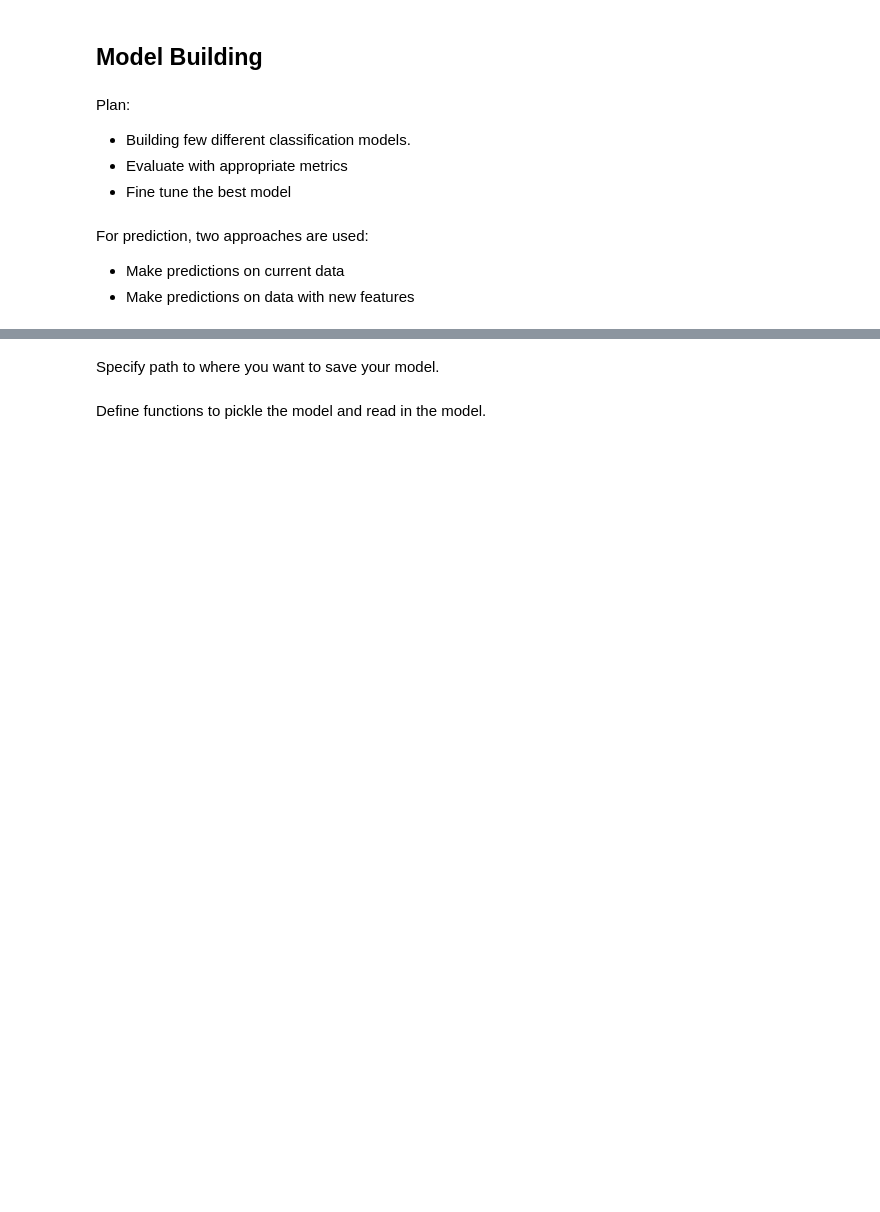
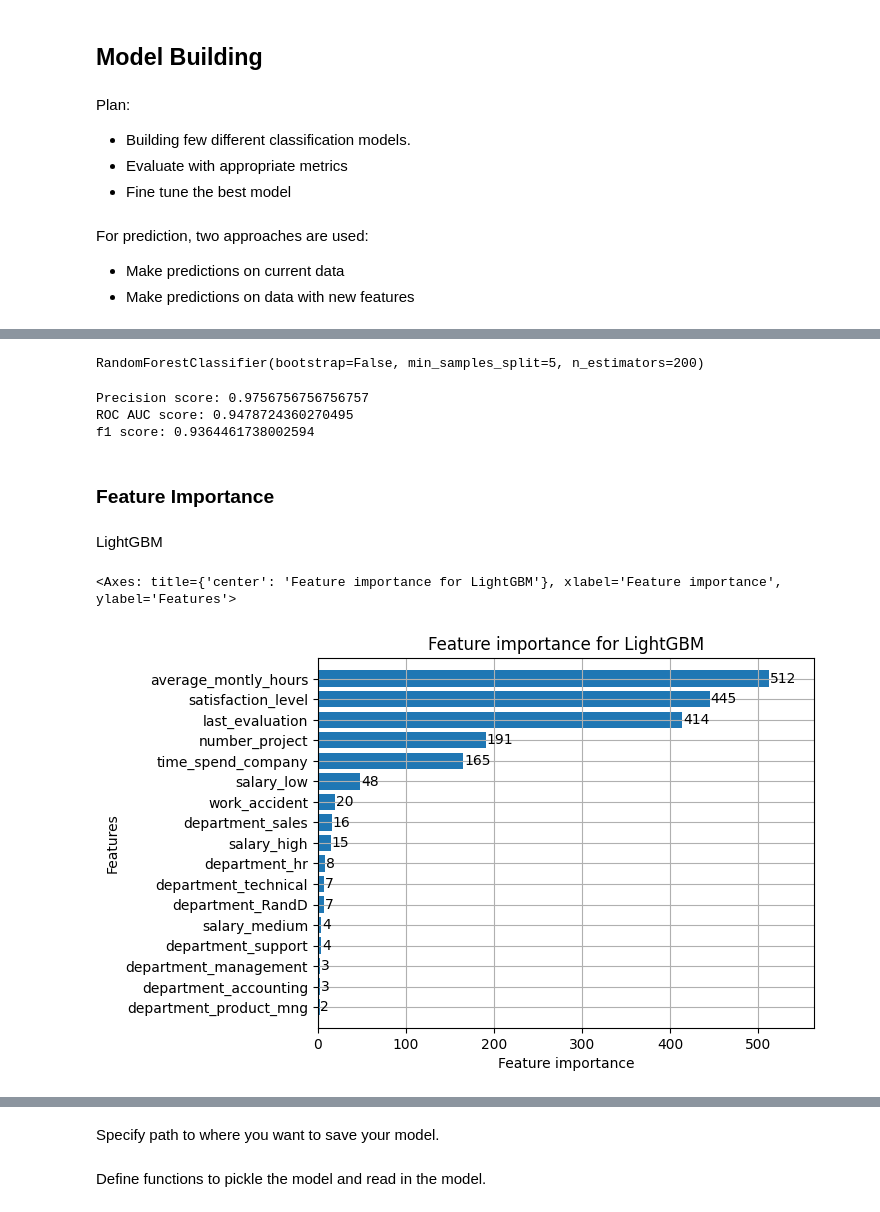
Before and after one commit to voknerog/google_advanced_certification_project, a Jupyter notebook: project.ipynb, the cells around one changed output, grey strips where cells are left out. Cells and saved outputs as stored; diff of their text form; code cells hidden in the pictures; blank space fills up the shorter version.

```diff
--- a/project.ipynb
+++ b/project.ipynb
@@ -611,0 +501,9 @@ GridSearchCV(cv=4, error_score=nan,
+# %%
+# Encoding categorical columns
+
+X = pd.get_dummies(X, columns=cat_features)
+# %%
+# Separate dataset into train and test
+
+X_train, X_test, y_train, y_test = train_test_split(X,y,test_size=0.2,random_state=42)
+print(f'X_train, X_test = {X_train.shape, X_test.shape}')
@@ -611,0 +655,25 @@ GridSearchCV(cv=4, error_score=nan,
+# %%
+param_grid = {
+    'learning_rate': [0.01, 0.1, 1],
+    'n_estimators': [20, 40],
+    'num_leaves': [31, 50],
+    'boosting_type': ['gbdt', 'dart'],
+    'objective': ['binary'],
+    'metric': ['auc'],
+    'feature_fraction': [0.8, 0.9],
+    'bagging_fraction': [0.8, 0.9],
+    'bagging_freq': [5, 10],
+    'lambda_l1': [0, 1],
+    'lambda_l2': [0, 1]
+}
+
+clf = lgb.LGBMClassifier()
+grid = GridSearchCV(clf, param_grid, verbose=1, cv=3, n_jobs=-1)
+grid.fit(X_train, y_train)
+
+print(f'Best parameters found by grid search are: {grid.best_params_}')
+print(f'Best score: {grid.best_score_}')
+# %%
+best_params_lightgbm = grid.best_params_
+clf_lgbm = lgb.LGBMClassifier(**best_params_lightgbm)
+clf_lgbm.fit(X_train, y_train)
@@ -611,0 +745,30 @@ GridSearchCV(cv=4, error_score=nan,
+# %%
+best_params_rf = grid.best_params_
+clf_rf = RandomForestClassifier(**best_params_rf)
+clf_rf.fit(X_train, y_train)
+# %% [output]
+RandomForestClassifier(bootstrap=False, min_samples_split=5, n_estimators=200)
+# %%
+# Check Random Forest fine tunning results
+
+y_test_pred = clf_rf.predict(X_test)
+model_test_precision, model_test_roc_auc, model_test_f1 = evaluate_model(y_test, y_test_pred)
+print(f'''
+Precision score: {model_test_precision}
+ROC AUC score: {model_test_roc_auc}
+f1 score: {model_test_f1}
+''')
+# %% [output]
+Precision score: 0.9756756756756757
+ROC AUC score: 0.9478724360270495
+f1 score: 0.9364461738002594
+# %% [markdown]
+### Feature Importance
+# %% [markdown]
+LightGBM
+# %%
+lgb.plot_importance(clf_lgbm, height=0.8, title='Feature importance for LightGBM',\
+     xlabel='Feature importance', ylabel='Features', importance_type='auto', ignore_zero=True,  grid=True)
+# %% [output]
+<Axes: title={'center': 'Feature importance for LightGBM'}, xlabel='Feature importance', ylabel='Features'>
+[figure, added]
```
Also changed, not shown: parts of 163 cells of this notebook.
